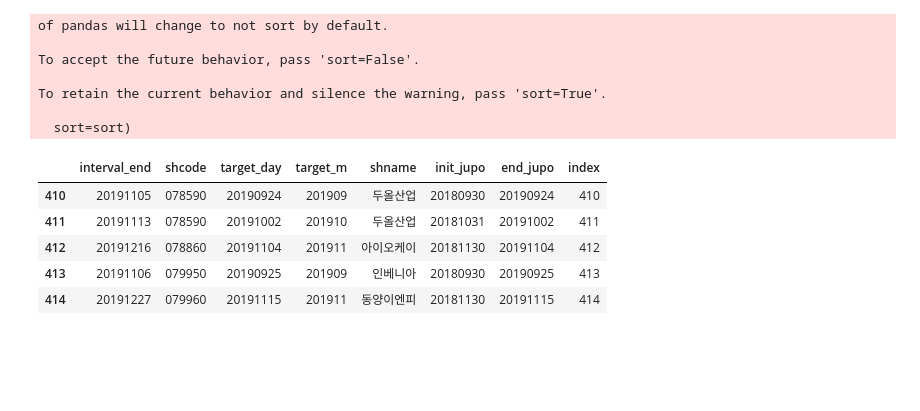
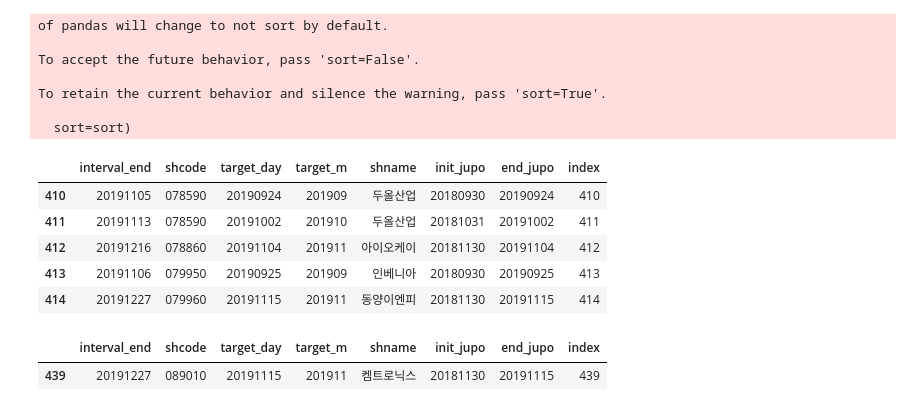
Before and after one commit to KIMJUNYOUNG0125/Strategy, a Jupyter notebook: 02-3.monitor_shcode_bf&af+uptm_v4.ipynb, the cells around one changed output. Saved outputs shown, nothing was run; the diff lists cells and outputs as text; code cells hidden in the pictures; blank space fills up the shorter version.

```diff
--- a/02-3.monitor_shcode_bf&af+uptm_v4.ipynb
+++ b/02-3.monitor_shcode_bf&af+uptm_v4.ipynb
@@ -115,6 +135,11 @@ fin_result.iloc[410:415]
 | 412 | 20191216 | 078860 | 20191104 | 201911 | 아이오케이 | 20181130 | 20191104 | 412 |
 | 413 | 20191106 | 079950 | 20190925 | 201909 | 인베니아 | 20180930 | 20190925 | 413 |
 | 414 | 20191227 | 079960 | 20191115 | 201911 | 동양이엔피 | 20181130 | 20191115 | 414 |
+# %%
+fin_result[fin_result['shname'] == '켐트로닉스']
+# %% [output]
+|  | interval_end | shcode | target_day | target_m | shname | init_jupo | end_jupo | index |
+| 439 | 20191227 | 089010 | 20191115 | 201911 | 켐트로닉스 | 20181130 | 20191115 | 439 |
 # %%
 fin_result.columns
 # %% [output]
```
Also changed, not shown: parts of 28 cells of this notebook.
